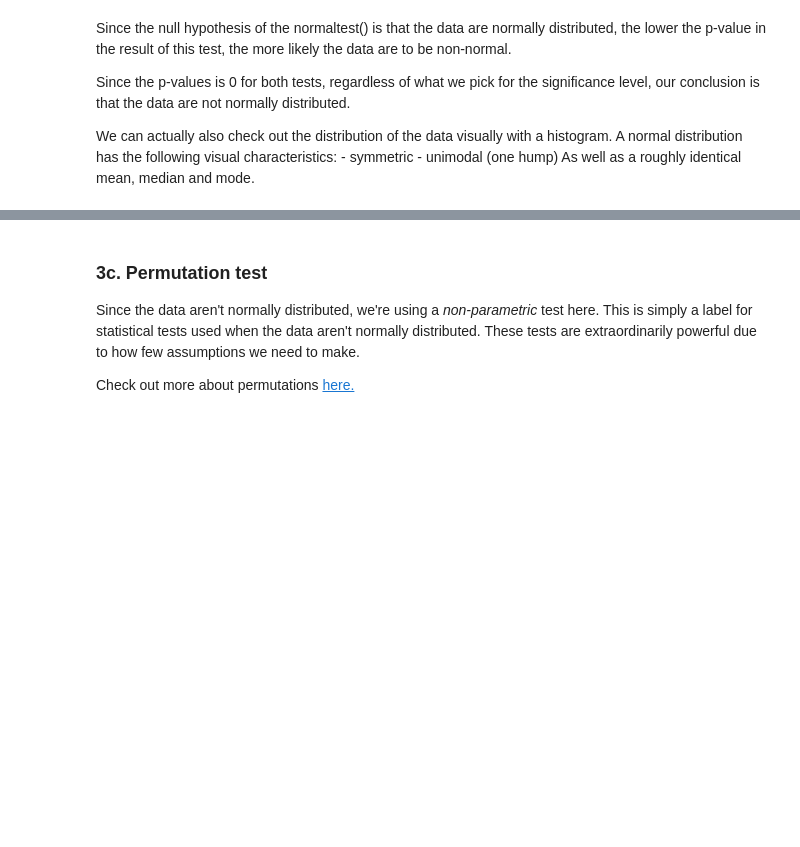
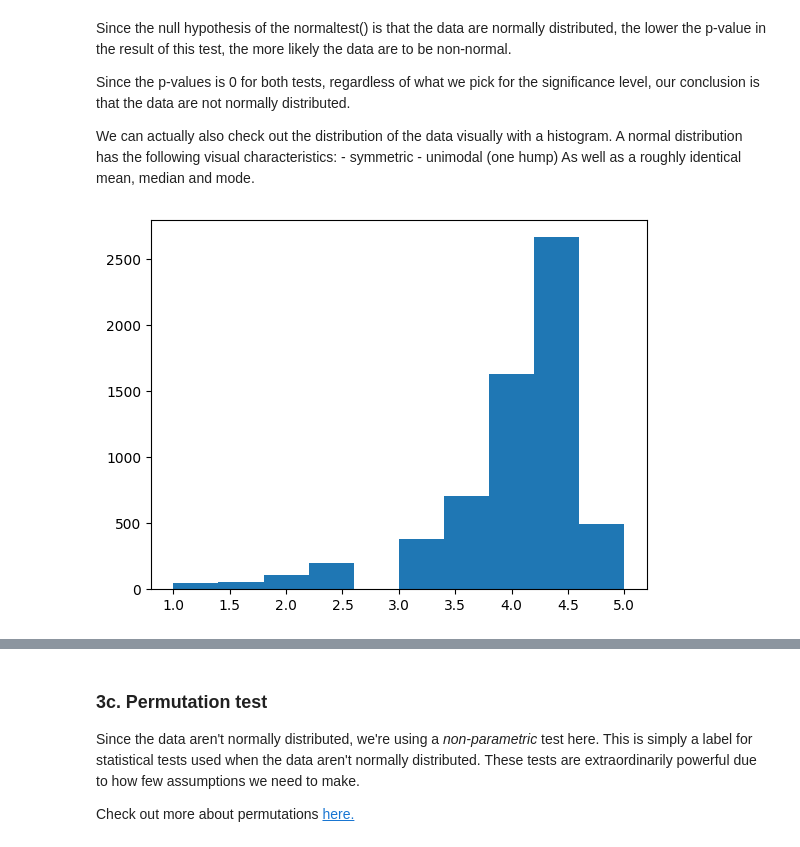
Before and after one commit to JakeANewfield/Springboard, a Jupyter notebook: PART 3, Tier 1 - Modeling .ipynb, the cells around one changed output, grey strips where cells are left out. Cells and saved outputs as stored; diff of their text form; code cells hidden in the pictures; blank space fills up the shorter version.

```diff
--- a/PART 3, Tier 1 - Modeling .ipynb
+++ b/PART 3, Tier 1 - Modeling .ipynb
@@ -421,6 +535,8 @@ As well as a roughly identical mean, median and mode.
 # %%
 # Create a histogram of the apple reviews distribution
 # You'll use the plt.hist() method here, and pass your apple data to it
-histoApple = plt.hist(_ _ _)
+histoApple = plt.hist(apple)
+# %% [output]
+[figure, added]
 # %%
 # Create a histogram of the google data
```
Also changed, not shown: parts of 26 cells of this notebook.
